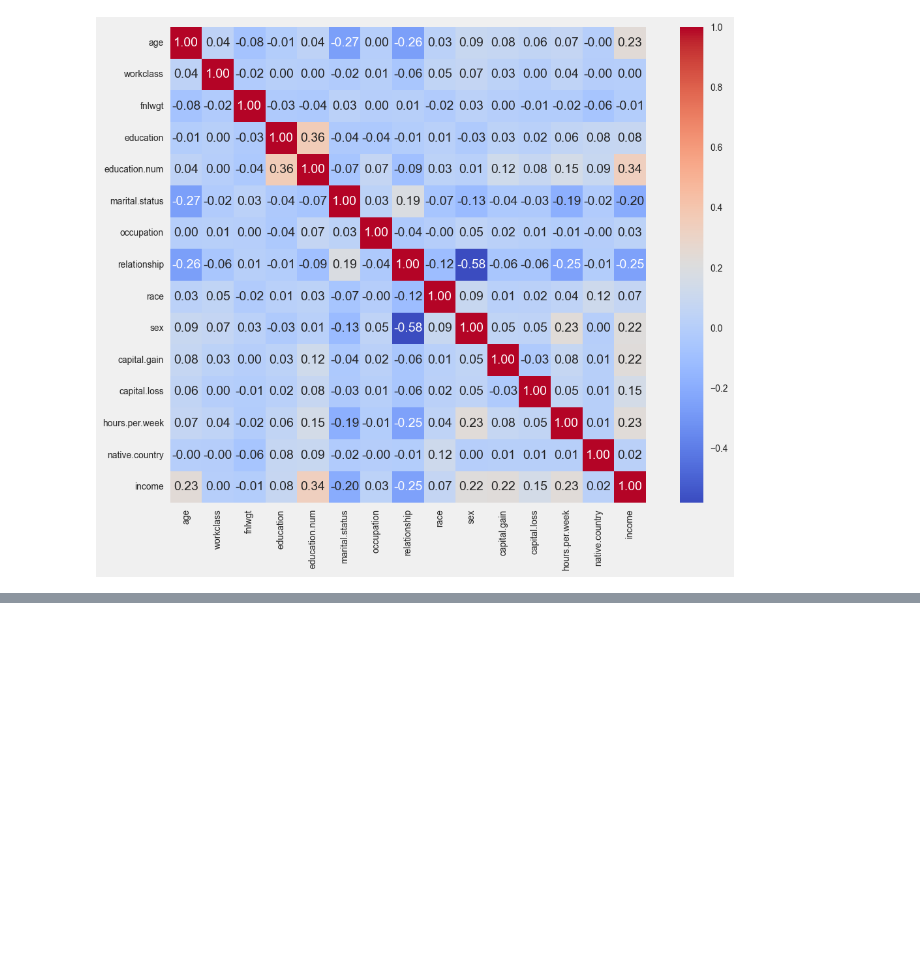
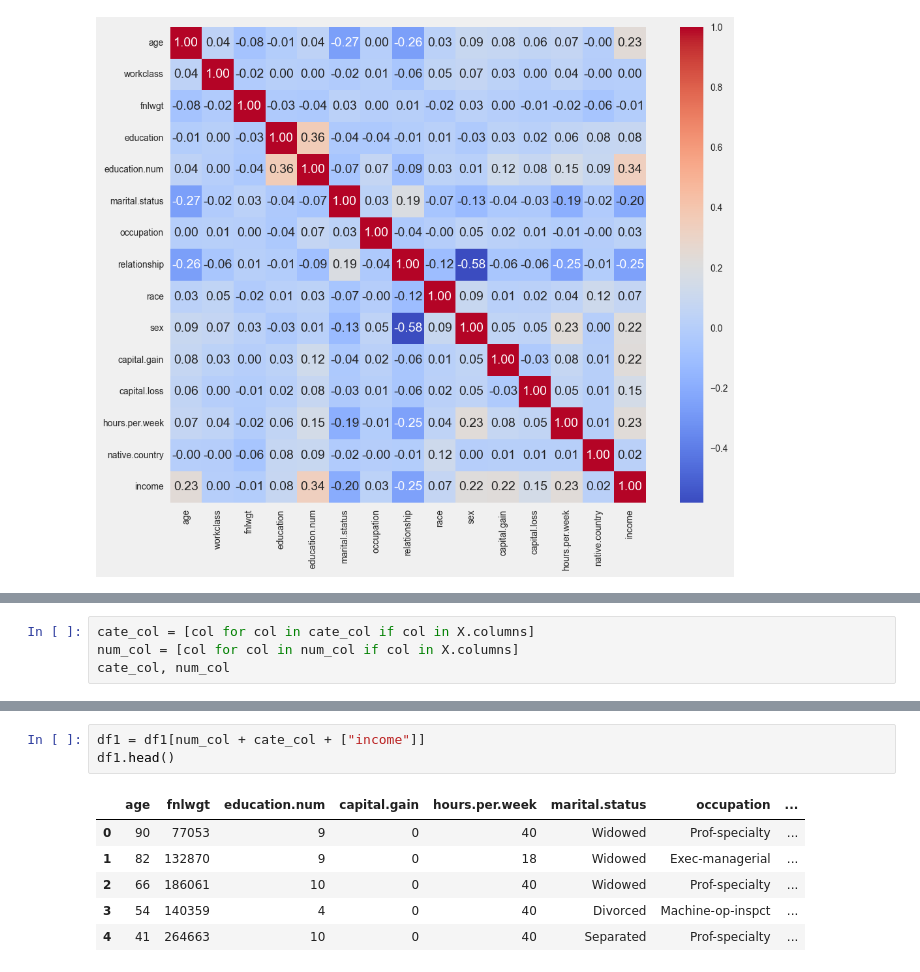
Before and after one commit to rushin236/Adult_census_income_prediction_ineuron, a Jupyter notebook: research/03_data_analysis.ipynb, the cells around one changed output, grey strips where cells are left out. Saved outputs shown, nothing was run; the diff lists cells and outputs as text; blank space fills up the shorter version.

```diff
--- a/research/03_data_analysis.ipynb
+++ b/research/03_data_analysis.ipynb
@@ -520,0 +696,4 @@ plt.show()
+# %%
+cate_col = [col for col in cate_col if col in X.columns]
+num_col = [col for col in num_col if col in X.columns]
+cate_col, num_col
@@ -520,0 +722,10 @@ plt.show()
+# %%
+df1 = df1[num_col + cate_col + ["income"]]
+df1.head()
+# %% [output]
+|  | age | fnlwgt | education.num | capital.gain | hours.per.week | marital.status | occupation | ... |
+| 0 | 90 | 77053 | 9 | 0 | 40 | Widowed | Prof-specialty | ... |
+| 1 | 82 | 132870 | 9 | 0 | 18 | Widowed | Exec-managerial | ... |
+| 2 | 66 | 186061 | 10 | 0 | 40 | Widowed | Prof-specialty | ... |
+| 3 | 54 | 140359 | 4 | 0 | 40 | Divorced | Machine-op-inspct | ... |
+| 4 | 41 | 264663 | 10 | 0 | 40 | Separated | Prof-specialty | ... |
```
Also changed, not shown: parts of 29 cells of this notebook, 4 other files.
